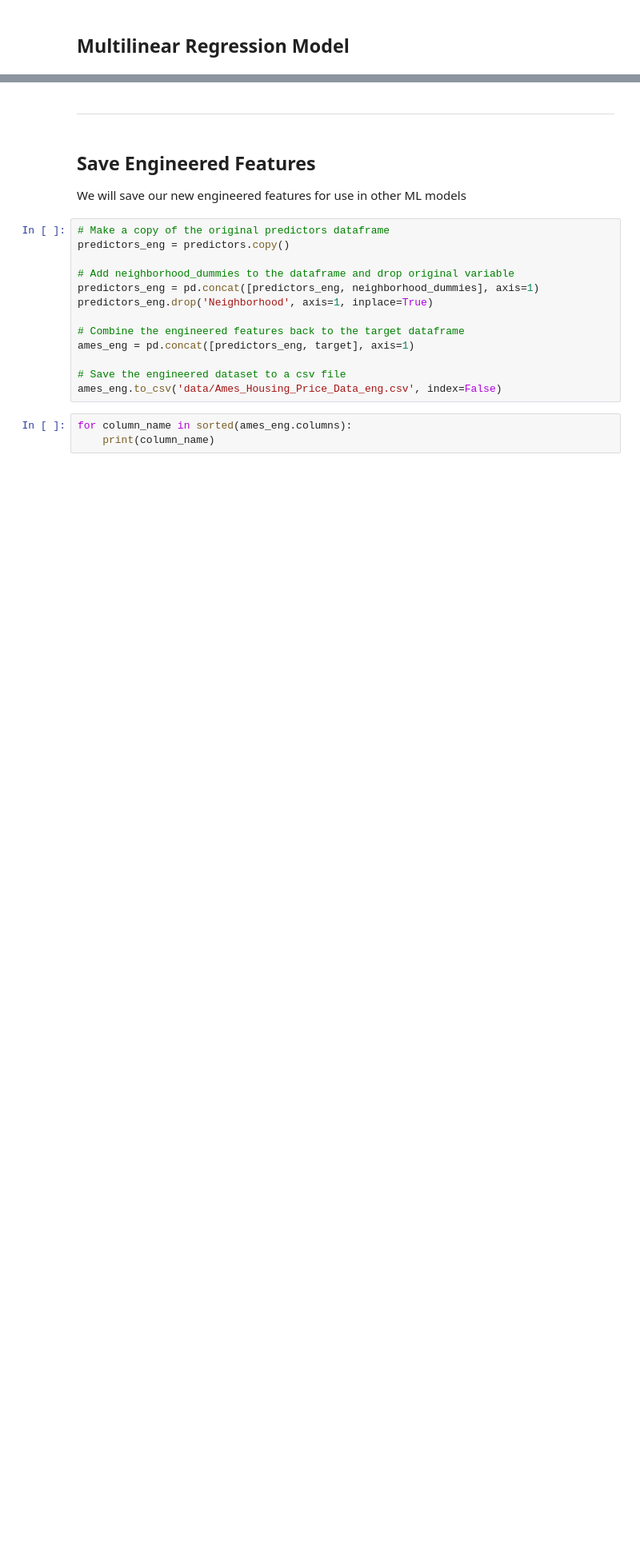
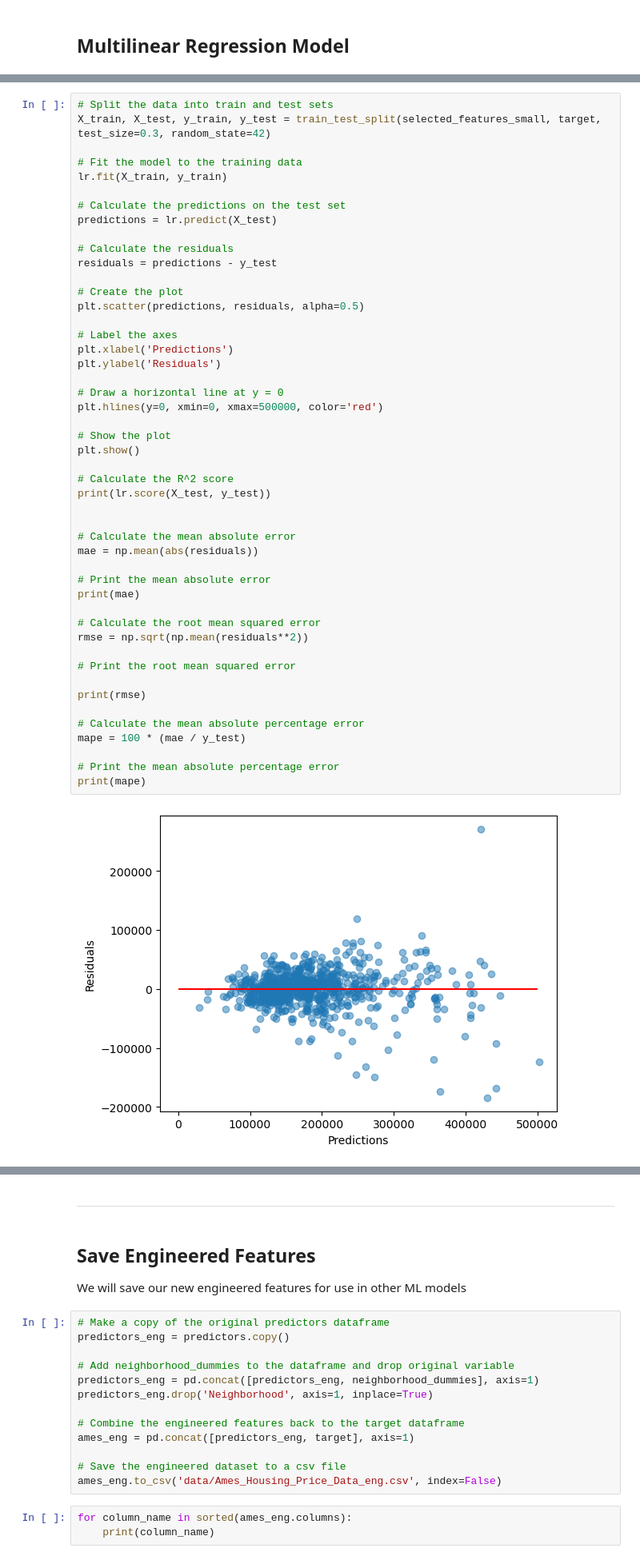
Before and after one commit to bassoonelephant/ames, a Jupyter notebook: 2-ames-LR.ipynb, the cells around one changed output, grey strips where cells are left out. Shown at 80% size. Saved outputs shown, nothing was run; the diff lists cells and outputs as text; blank space fills up the shorter version.

```diff
--- a/2-ames-LR.ipynb
+++ b/2-ames-LR.ipynb
@@ -463,0 +582,50 @@ lr.score(macro[['crisis']], target)
+# %%
+# Split the data into train and test sets
+X_train, X_test, y_train, y_test = train_test_split(selected_features_small, target, test_size=0.3, random_state=42)
+
+# Fit the model to the training data
+lr.fit(X_train, y_train)
+
+# Calculate the predictions on the test set
+predictions = lr.predict(X_test)
+
+# Calculate the residuals
+residuals = predictions - y_test
+
+# Create the plot
+plt.scatter(predictions, residuals, alpha=0.5)
+
+# Label the axes
+plt.xlabel('Predictions')
+plt.ylabel('Residuals')
+
+# Draw a horizontal line at y = 0
+plt.hlines(y=0, xmin=0, xmax=500000, color='red')
+
+# Show the plot
+plt.show()
+
+# Calculate the R^2 score
+print(lr.score(X_test, y_test))
+
+
+# Calculate the mean absolute error
+mae = np.mean(abs(residuals))
+
+# Print the mean absolute error
+print(mae)
+
+# Calculate the root mean squared error
+rmse = np.sqrt(np.mean(residuals**2))
+
+# Print the root mean squared error
+
+print(rmse)
+
+# Calculate the mean absolute percentage error
+mape = 100 * (mae / y_test)
+
+# Print the mean absolute percentage error
+print(mape)
+# %% [output]
+[figure, added]
```
Also changed, not shown: parts of 22 cells of this notebook.
